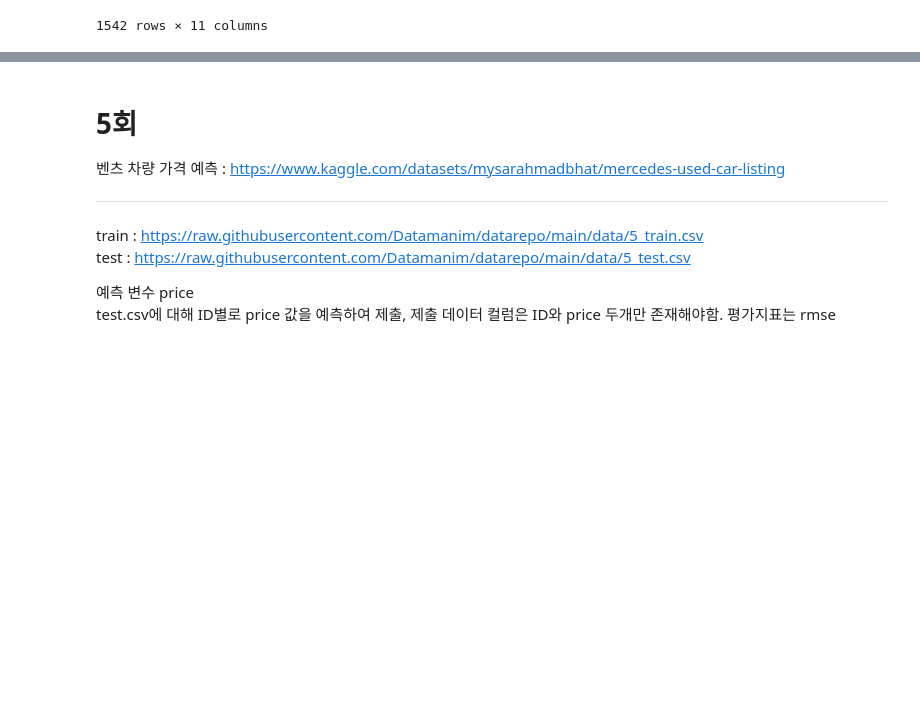
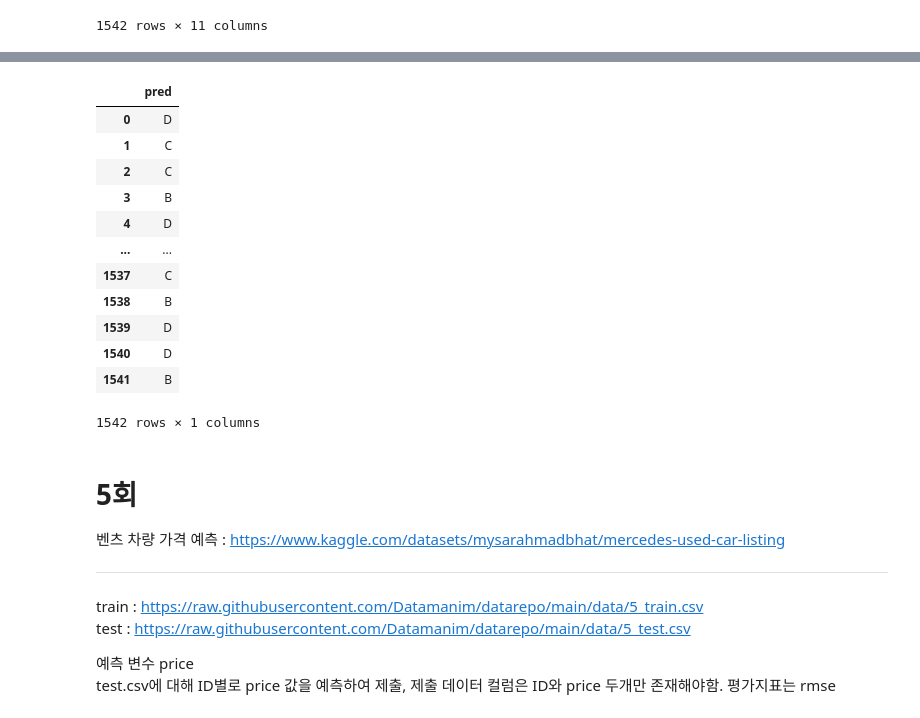
Before and after one commit to hyeonnnho/Big-Data-Analysis-Professional, a Jupyter notebook: 강의/2유형_example.ipynb, the cells around one changed output, grey strips where cells are left out. Saved outputs shown, nothing was run; the diff lists cells and outputs as text; code cells hidden in the pictures; blank space fills up the shorter version.

```diff
--- a/강의/2유형_example.ipynb
+++ b/강의/2유형_example.ipynb
@@ -653,3 +512,82 @@ array([0, 3, 1, 2])
+# %%
+import pandas as pd
+train = pd.read_csv('https://raw.githubusercontent.com/Datamanim/datarepo/main/data/4_train.csv')
+test = pd.read_csv('https://raw.githubusercontent.com/Datamanim/datarepo/main/data/4_test.csv')
+
+# 결측치 없음. test는 있음
+# 범주형 Gender	Ever_Married	Graduated	Profession -(범주9개)	Spending_Score	Var_1 -(범주7개)    (Segmentation)
+# 수치형 Age	Work_Experience	Family_Size
+# train.select_dtypes(include=object)
+train_pre = train.copy()
+remove_col = ['Unnamed: 0', 'ID']
+train_pre = train.drop(columns = remove_col)
+
+# 이상값 없음.
+x = train_pre.drop(columns=['Segmentation'])
+y = train_pre['Segmentation']
+# 범주형 변수 처리
+x_dummies = pd.get_dummies(x, drop_first=True)
+
+# 수치형 스케일러
+# from sklearn.preprocessing import StandardScaler
+# scaler_df = x_dummies[['Age','Work_Experience','Family_Size']]
+# ss = StandardScaler()
+# x_dummies.loc[:,['Age','Work_Experience','Family_Size']] = ss.fit_transform(scaler_df)
+
+# train 값 나누기
+from sklearn.model_selection import train_test_split
+x_train, x_val, y_train, y_val = train_test_split(x_dummies, y, test_size=0.3, random_state=10) # 층화추출(데이터가 불균형일때) stratify=y
+
+
+# 모델링
+from sklearn.ensemble import RandomForestClassifier
+rf = RandomForestClassifier(random_state=1, max_depth=10)
+rf.fit(x_train, y_train)
+rf_train_predict = rf.predict(x_train)
+rf_val_predict = rf.predict(x_val)
+
+# 평가
+from sklearn.metrics import f1_score
+f1_train = f1_score(y_train, rf_train_predict, average='macro')
+f1_val = f1_score(y_val, rf_val_predict, average='macro')
+
+## 성능 안나올때 필살기(val 나누지않고 모두 학습)
+# rf = RandomForestClassifier(random_state=1, max_depth=10)
+# rf.fit(x_dummies, y)
+
+# test
+test_pre = test.copy()
+test_pre = test_pre.drop(columns=remove_col)
+test_pre['Ever_Married'] = test_pre['Ever_Married'].fillna(test_pre['Ever_Married'].value_counts().index[0])
+test_pre['Graduated'] = test_pre['Graduated'].fillna(test_pre['Graduated'].value_counts().index[0])
+test_pre['Profession'] = test_pre['Profession'].fillna(test_pre['Profession'].value_counts().index[0])
+test_pre['Work_Experience'] = test_pre['Work_Experience'].fillna(test_pre['Work_Experience'].mean())
+test_pre['Family_Size'] = test_pre['Family_Size'].fillna(test_pre['Family_Size'].mean())
+test_pre['Var_1'] = test_pre['Var_1'].fillna(test_pre['Var_1'].value_counts().index[0])
+
+test_pre = pd.get_dummies(test_pre, drop_first=True)
+# train['Var_1'].value_counts()
+# test['Var_1'].value_counts()
+rf_test_predict = rf.predict(test_pre)
+result = pd.DataFrame(rf_test_predict, columns=['pred'])
+result
+# result.to_csv('result.csv', index=False)
+# df = pd.read_csv('result.csv')
+# print(df.head())
+# %% [output]
+|  | pred |
+| 0 | D |
+| 1 | C |
+| 2 | C |
+| 3 | B |
+| 4 | D |
+| ... | ... |
+| 1537 | C |
+| 1538 | B |
+| 1539 | D |
+| 1540 | D |
+| 1541 | B |
+1542 rows × 1 columns
 # %% [markdown]
 # 5회
 
```
Also changed, not shown: parts of 6 cells of this notebook.
